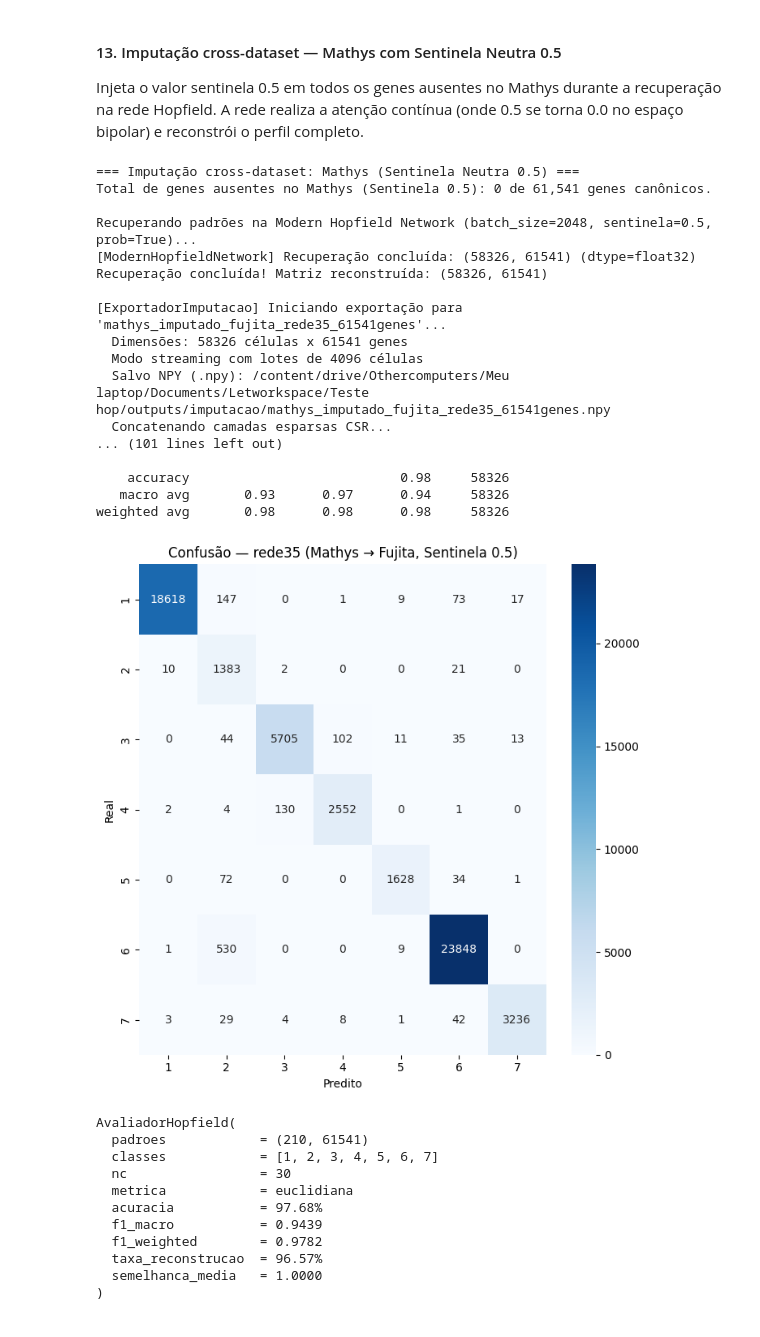
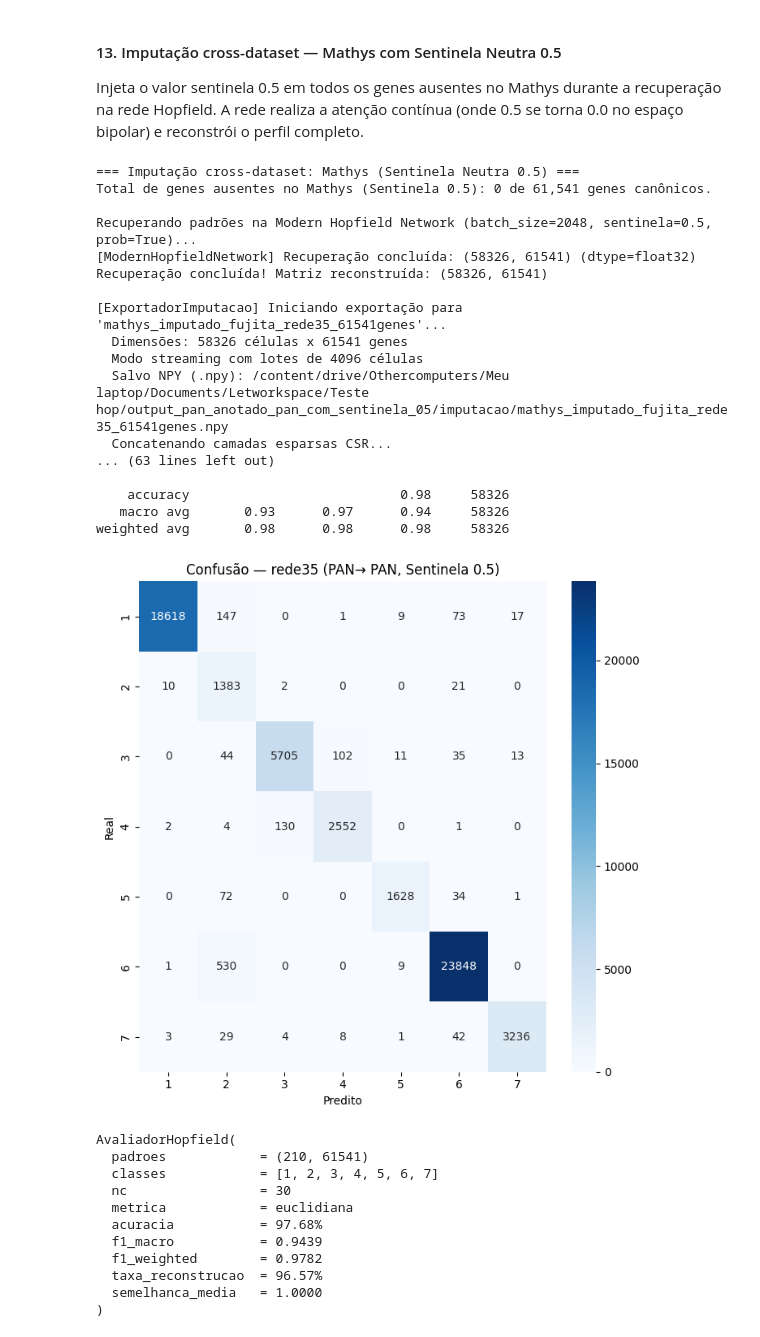
Before and after one commit to letdevx/pipiline_hopifield, a Jupyter notebook: pipeline_generico.ipynb, the cells around one changed output. Saved outputs shown, nothing was run; the diff lists cells and outputs as text; code cells hidden in the pictures.

```diff
--- a/pipeline_generico.ipynb
+++ b/pipeline_generico.ipynb
@@ -988,37 +992,37 @@ projetor_m_r = ProjetorSWeePR(
     seed=SEED,
 )
 projetor_m_r.projetar()
 
 # 5. Avaliação do Tipo Celular Cross-Dataset
 avaliador_m = AvaliadorHopfield(
     padroes=perf35,
     classes=[1, 2, 3, 4, 5, 6, 7],
     nc=30,
     meta=meta_eval,
 )
 avaliador_m.avaliar(Wrecuperado_m, clo_alvo).plotar(
-    titulo="Confusão — rede35 (Mathys → Fujita, Sentinela 0.5)"
+    titulo="Confusão — rede35 (PAN→ PAN, Sentinela 0.5)"
 )
 print(avaliador_m)
 # %% [output]
 === Imputação cross-dataset: Mathys (Sentinela Neutra 0.5) ===
 Total de genes ausentes no Mathys (Sentinela 0.5): 0 de 61,541 genes canônicos.
 
 Recuperando padrões na Modern Hopfield Network (batch_size=2048, sentinela=0.5, prob=True)...
 [ModernHopfieldNetwork] Recuperação concluída: (58326, 61541) (dtype=float32)
 Recuperação concluída! Matriz reconstruída: (58326, 61541)
 
 [ExportadorImputacao] Iniciando exportação para 'mathys_imputado_fujita_rede35_61541genes'...
   Dimensões: 58326 células x 61541 genes
   Modo streaming com lotes de 4096 células
-  Salvo NPY (.npy): /content/drive/Othercomputers/Meu laptop/Documents/Letworkspace/Teste hop/outputs/imputacao/mathys_imputado_fujita_rede35_61541genes.npy
+  Salvo NPY (.npy): /content/drive/Othercomputers/Meu laptop/Documents/Letworkspace/Teste hop/output_pan_anotado_pan_com_sentinela_05/imputacao/mathys_imputado_fujita_rede35_61541genes.npy
   Concatenando camadas esparsas CSR...
-... (101 lines left out)
+... (63 lines left out)
 
     accuracy                           0.98     58326
    macro avg       0.93      0.97      0.94     58326
 weighted avg       0.98      0.98      0.98     58326
-[figure, old version]
+[figure, new version]
 AvaliadorHopfield(
   padroes            = (210, 61541)
   classes            = [1, 2, 3, 4, 5, 6, 7]
```
Also changed, not shown: parts of 15 cells of this notebook, 6 other files.
